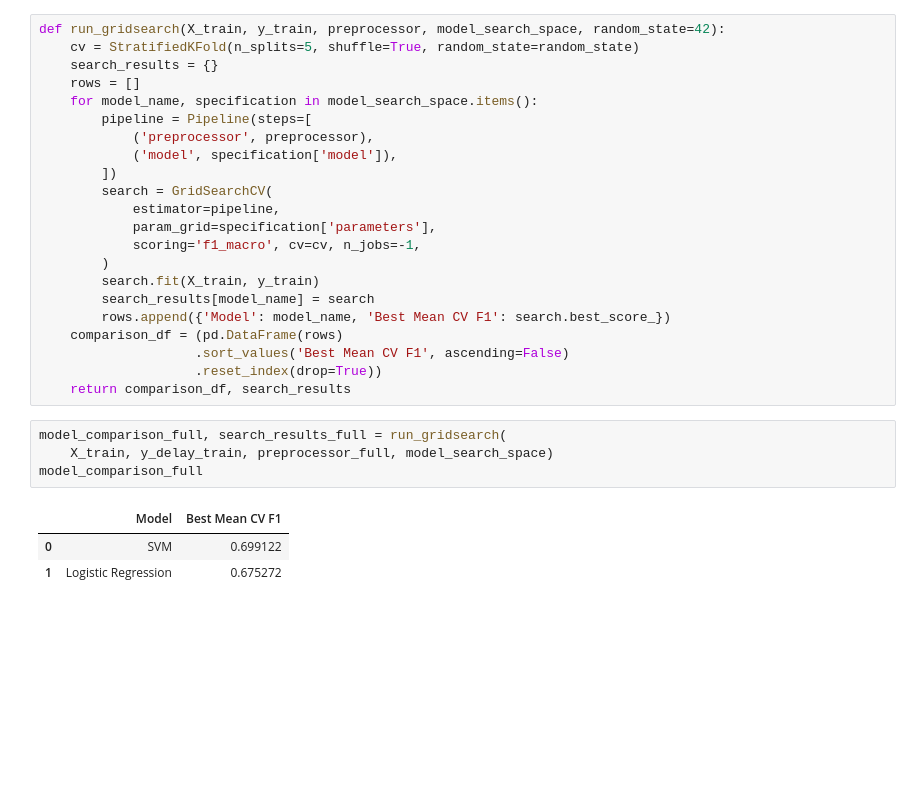
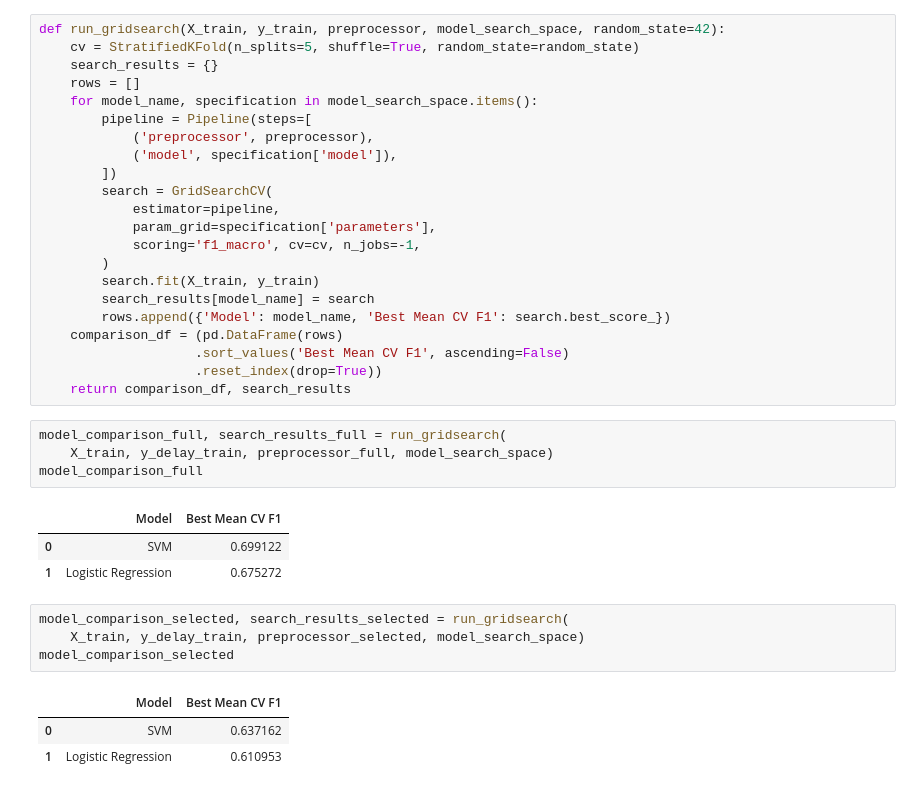
Before and after one commit to BinEmad7/deci_project-L4_term2, a Jupyter notebook: working_file.ipynb, the cells around one changed output. Saved outputs shown, nothing was run; the diff lists cells and outputs as text; blank space fills up the shorter version.

```diff
--- a/working_file.ipynb
+++ b/working_file.ipynb
@@ -370,3 +370,11 @@ model_comparison_full
 |  | Model | Best Mean CV F1 |
 | 0 | SVM | 0.699122 |
 | 1 | Logistic Regression | 0.675272 |
+# %%
+model_comparison_selected, search_results_selected = run_gridsearch(
+    X_train, y_delay_train, preprocessor_selected, model_search_space)
+model_comparison_selected
+# %% [output]
+|  | Model | Best Mean CV F1 |
+| 0 | SVM | 0.637162 |
+| 1 | Logistic Regression | 0.610953 |
```
Also changed, not shown: parts of 1 cell of this notebook.
